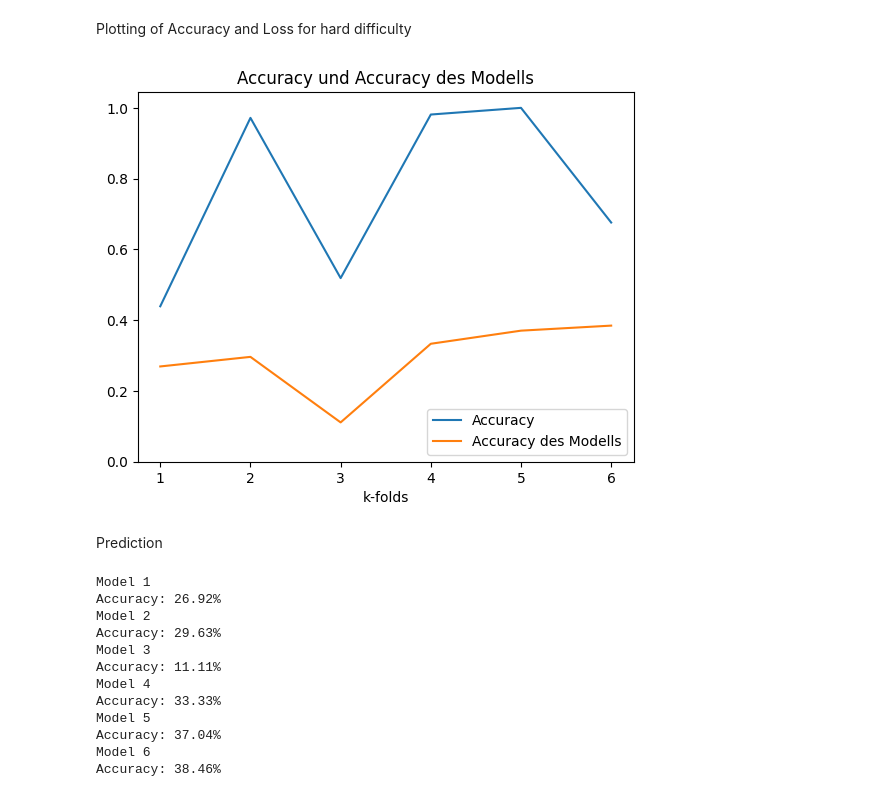
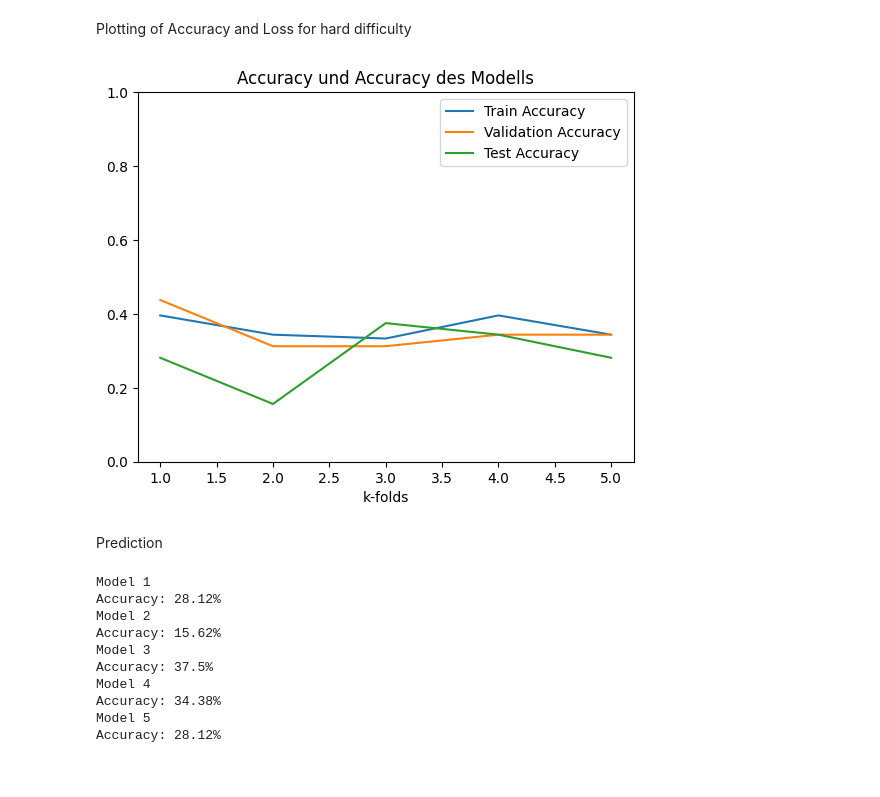
Before and after one commit to D0dizzle/Machine-and-Deep-Learning, a Jupyter notebook: Prüfung.ipynb, the cells around one changed output. Cells and saved outputs as stored; diff of their text form; code cells hidden in the pictures.

```diff
--- a/Prüfung.ipynb
+++ b/Prüfung.ipynb
@@ -145,7 +145,7 @@ categorie_encoded_h = func.ownOneHotEncoder(categories_h, categories_h)
 # %%
 data_e = aug_images_e
 data_h = aug_images_h
-k = 6
+k = 5
 image_folds_e, y_folds_e = func.stratified_k_fold(data_e, y_e, k)
 image_folds_h, y_folds_h = func.stratified_k_fold(data_h, y_h, k)
 fig = plt.figure(figsize=(2, 1))
@@ -169,8 +169,9 @@ we are building the model in an iterative way using the k-fold method. <br>
 Additionaly we are saving every value for the maximum of accuracy and val_accuracy for each iteration of the model into their respective lists for future visualisation.
 # %%
 epoch = 100
+accuracy_e = []
+val_accuracy_e = []
 eval_accuracy_e = []
-accuracy_e = []
 prediction_e = []
 for i in range(k):
     fold_x_train = np.concatenate([image_folds_e[j] for j in range(k) if j != i and (j != i-1 if i-1 != -1 else j != k-1)], axis=0)
@@ -179,14 +180,16 @@ for i in range(k):
     fold_y_val = y_folds_e[i]
     fold_x_test = image_folds_e[i-1]
     fold_y_test = y_folds_e[i-1]
-    history, model_accuracy, cnn_model = func.build_model(epoch, fold_x_train, fold_y_train, fold_x_val, fold_y_val, fold_x_test, fold_y_test, input_shape)
+    history, evaluate_accuracy, cnn_model = func.build_model(epoch, fold_x_train, fold_y_train, fold_x_val, fold_y_val, fold_x_test, fold_y_test, input_shape)
     yhat = cnn_model.predict(fold_x_test)
     yhat = np.argmax(yhat, axis=1)
     y = np.argmax(fold_y_test, axis=1)
-    eval_accuracy_e.append(model_accuracy)
     accuracy_e.append(max(history.history['accuracy']))
+    val_accuracy_e.append(max(history.history['val_accuracy']))
+    eval_accuracy_e.append(evaluate_accuracy)
     prediction_e.append(round(func.accuracy(y, yhat)*100, 2))
+print(accuracy_e)
+print(val_accuracy_e)
 print(eval_accuracy_e)
-print(accuracy_e)
 # %% [output]
 Epoch 1/100
@@ -223,7 +227,7 @@ plt.show()
 # %% [markdown]
 Prediction
 # %%
-for j in range(len(prediction_e)):
+for j in rane(len(prediction_e)):
     print(f"Model {j+1} ")
     print(f"Accuracy: {prediction_e[j]}%")
 # %% [output]
@@ -244,8 +246,9 @@ Accuracy: 26.92%
 the same things are applied in this model as above, the only thing that is changing are the used data to train, evaluate and test the model.
 # %%
 epoch = 100
+accuracy_h = []
+val_accuracy_h = []
 eval_accuracy_h = []
-accuracy_h = []
 prediction_h = []
 for i in range(k):
     fold_x_train = np.concatenate([image_folds_h[j] for j in range(k) if j != i and (j != i-1 if i-1 != -1 else j != k-1)], axis=0)
@@ -254,14 +257,16 @@ for i in range(k):
     fold_y_val = y_folds_h[i]
     fold_x_test = image_folds_e[i-1]
     fold_y_test = y_folds_e[i-1]
-    model, model_accuracy, cnn_model = func.build_model(epoch, fold_x_train, fold_y_train, fold_x_val, fold_y_val, fold_x_test, fold_y_test, input_shape)
+    history, evaluate_accuracy, cnn_model = func.build_model(epoch, fold_x_train, fold_y_train, fold_x_val, fold_y_val, fold_x_test, fold_y_test, input_shape)
     yhat = cnn_model.predict(fold_x_test)
     yhat = np.argmax(yhat, axis=1)
     y = np.argmax(fold_y_test, axis=1)
-    eval_accuracy_h.append(model_accuracy)
-    accuracy_h.append(max(model.history['accuracy']))
+    accuracy_h.append(max(history.history['accuracy']))
+    val_accuracy_h.append(max(history.history['val_accuracy']))
+    eval_accuracy_h.append(evaluate_accuracy)
     prediction_h.append(round(func.accuracy(y, yhat)*100, 2))
+print(accuracy_h)
+print(val_accuracy_h)
 print(eval_accuracy_h)
-print(accuracy_h)
 # %% [output]
 Epoch 1/100
@@ -286,15 +291,16 @@ Plotting of Accuracy and Loss for hard difficulty
 # %%
 #auch noch zu überarbeiten
 y_ticks = [0, 0.2, 0.4, 0.6, 0.8, 1]
 plt.plot(range(1, k+1), accuracy_h)
+plt.plot(range(1, k+1), val_accuracy_h)
 plt.plot(range(1, k+1), eval_accuracy_h)
 plt.title('Accuracy und Accuracy des Modells')
 plt.xlabel('k-folds')
 plt.yticks(y_ticks)
-plt.gca().legend(('Accuracy', 'Accuracy des Modells'))
+plt.gca().legend(('Train Accuracy', 'Validation Accuracy', 'Test Accuracy'))
 plt.show()
 # %% [output]
-[figure, old version]
+[figure, new version]
 # %% [markdown]
 Prediction
 # %%
@@ -303,14 +309,12 @@ for j in range(len(prediction_h)):
     print(f"Accuracy: {prediction_h[j]}%")
 # %% [output]
 Model 1
-Accuracy: 26.92%
+Accuracy: 28.12%
 Model 2
-Accuracy: 29.63%
+Accuracy: 15.62%
 Model 3
-Accuracy: 11.11%
+Accuracy: 37.5%
 Model 4
-Accuracy: 33.33%
+Accuracy: 34.38%
 Model 5
-Accuracy: 37.04%
-Model 6
-Accuracy: 38.46%
+Accuracy: 28.12%
```
Also changed, not shown: parts of 6 cells of this notebook, 1 other file.
